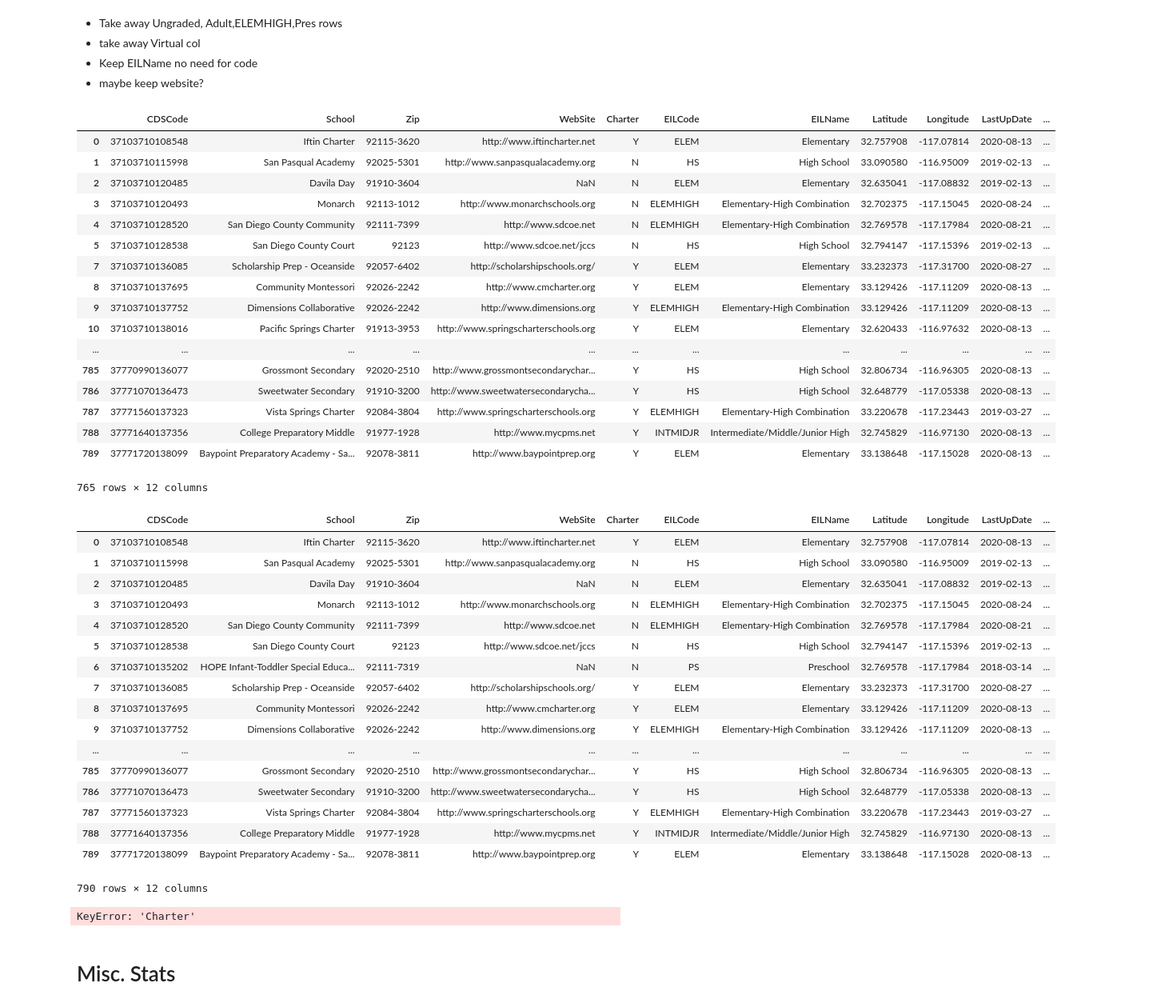
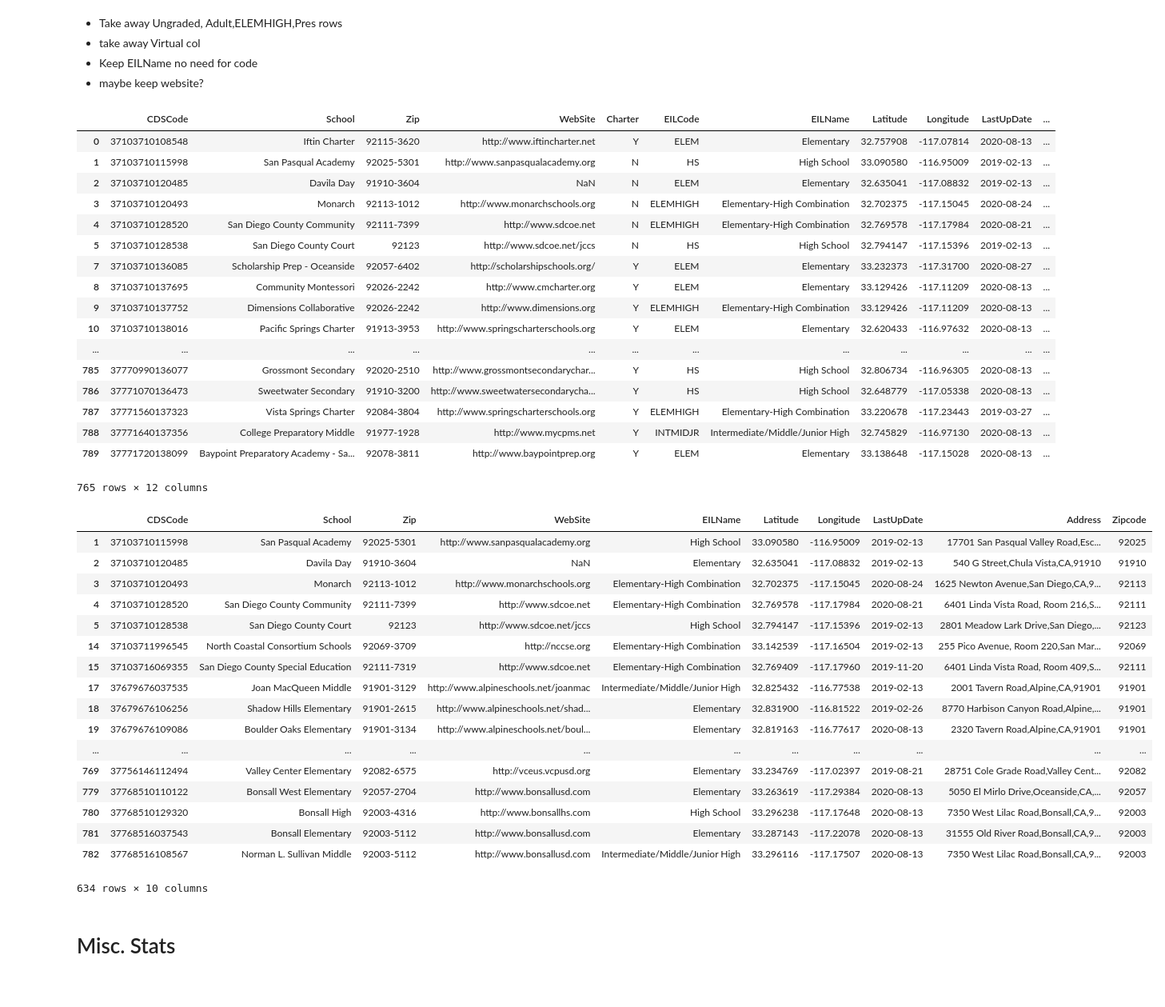
Before and after one commit to renaldyh27/COVID-Cool-for-School, a Jupyter notebook: schools 2020.ipynb, the cells around one changed output. Shown at 80% size. Cells and saved outputs as stored; diff of their text form; code cells hidden in the pictures.

```diff
--- a/schools 2020.ipynb
+++ b/schools 2020.ipynb
@@ -68,27 +69,8 @@ schools['Zipcode'] = schools['Zipcode'].astype(int)
 * maybe keep website?
 # %%
 type_of_schools = ['ELEM','HS','INTMIDJR','ELEMHIGH']
-schools[schools.EILCode.isin(type_of_schools)]
+schools = schools[schools.EILCode.isin(type_of_schools)]
 # schools[schools['EILCode'] in type_of_schools]
-# %% [output]
-|  | CDSCode | School | Zip | WebSite | Charter | EILCode | EILName | Latitude | Longitude | LastUpDate | ... |
-| 0 | 37103710108548 | Iftin Charter | 92115-3620 | http://www.iftincharter.net | Y | ELEM | Elementary | 32.757908 | -117.07814 | 2020-08-13 | ... |
-| 1 | 37103710115998 | San Pasqual Academy | 92025-5301 | http://www.sanpasqualacademy.org | N | HS | High School | 33.090580 | -116.95009 | 2019-02-13 | ... |
-| 2 | 37103710120485 | Davila Day | 91910-3604 | NaN | N | ELEM | Elementary | 32.635041 | -117.08832 | 2019-02-13 | ... |
-| 3 | 37103710120493 | Monarch | 92113-1012 | http://www.monarchschools.org | N | ELEMHIGH | Elementary-High Combination | 32.702375 | -117.15045 | 2020-08-24 | ... |
-| 4 | 37103710128520 | San Diego County Community | 92111-7399 | http://www.sdcoe.net | N | ELEMHIGH | Elementary-High Combination | 32.769578 | -117.17984 | 2020-08-21 | ... |
-| 5 | 37103710128538 | San Diego County Court | 92123 | http://www.sdcoe.net/jccs | N | HS | High School | 32.794147 | -117.15396 | 2019-02-13 | ... |
-| 7 | 37103710136085 | Scholarship Prep - Oceanside | 92057-6402 | http://scholarshipschools.org/ | Y | ELEM | Elementary | 33.232373 | -117.31700 | 2020-08-27 | ... |
-| 8 | 37103710137695 | Community Montessori | 92026-2242 | http://www.cmcharter.org | Y | ELEM | Elementary | 33.129426 | -117.11209 | 2020-08-13 | ... |
-| 9 | 37103710137752 | Dimensions Collaborative | 92026-2242 | http://www.dimensions.org | Y | ELEMHIGH | Elementary-High Combination | 33.129426 | -117.11209 | 2020-08-13 | ... |
-| 10 | 37103710138016 | Pacific Springs Charter | 91913-3953 | http://www.springscharterschools.org | Y | ELEM | Elementary | 32.620433 | -116.97632 | 2020-08-13 | ... |
-| ... | ... | ... | ... | ... | ... | ... | ... | ... | ... | ... | ... |
-| 785 | 37770990136077 | Grossmont Secondary | 92020-2510 | http://www.grossmontsecondarychar... | Y | HS | High School | 32.806734 | -116.96305 | 2020-08-13 | ... |
-| 786 | 37771070136473 | Sweetwater Secondary | 91910-3200 | http://www.sweetwatersecondarycha... | Y | HS | High School | 32.648779 | -117.05338 | 2020-08-13 | ... |
-| 787 | 37771560137323 | Vista Springs Charter | 92084-3804 | http://www.springscharterschools.org | Y | ELEMHIGH | Elementary-High Combination | 33.220678 | -117.23443 | 2019-03-27 | ... |
-| 788 | 37771640137356 | College Preparatory Middle | 91977-1928 | http://www.mycpms.net | Y | INTMIDJR | Intermediate/Middle/Junior High | 32.745829 | -116.97130 | 2020-08-13 | ... |
-| 789 | 37771720138099 | Baypoint Preparatory Academy - Sa... | 92078-3811 | http://www.baypointprep.org | Y | ELEM | Elementary | 33.138648 | -117.15028 | 2020-08-13 | ... |
-765 rows × 12 columns
 # %%
 schools
 # %% [output]
@@ -99,23 +81,40 @@ schools
 | 3 | 37103710120493 | Monarch | 92113-1012 | http://www.monarchschools.org | N | ELEMHIGH | Elementary-High Combination | 32.702375 | -117.15045 | 2020-08-24 | ... |
 | 4 | 37103710128520 | San Diego County Community | 92111-7399 | http://www.sdcoe.net | N | ELEMHIGH | Elementary-High Combination | 32.769578 | -117.17984 | 2020-08-21 | ... |
 | 5 | 37103710128538 | San Diego County Court | 92123 | http://www.sdcoe.net/jccs | N | HS | High School | 32.794147 | -117.15396 | 2019-02-13 | ... |
-| 6 | 37103710135202 | HOPE Infant-Toddler Special Educa... | 92111-7319 | NaN | N | PS | Preschool | 32.769578 | -117.17984 | 2018-03-14 | ... |
 | 7 | 37103710136085 | Scholarship Prep - Oceanside | 92057-6402 | http://scholarshipschools.org/ | Y | ELEM | Elementary | 33.232373 | -117.31700 | 2020-08-27 | ... |
 | 8 | 37103710137695 | Community Montessori | 92026-2242 | http://www.cmcharter.org | Y | ELEM | Elementary | 33.129426 | -117.11209 | 2020-08-13 | ... |
 | 9 | 37103710137752 | Dimensions Collaborative | 92026-2242 | http://www.dimensions.org | Y | ELEMHIGH | Elementary-High Combination | 33.129426 | -117.11209 | 2020-08-13 | ... |
+| 10 | 37103710138016 | Pacific Springs Charter | 91913-3953 | http://www.springscharterschools.org | Y | ELEM | Elementary | 32.620433 | -116.97632 | 2020-08-13 | ... |
 | ... | ... | ... | ... | ... | ... | ... | ... | ... | ... | ... | ... |
 | 785 | 37770990136077 | Grossmont Secondary | 92020-2510 | http://www.grossmontsecondarychar... | Y | HS | High School | 32.806734 | -116.96305 | 2020-08-13 | ... |
 | 786 | 37771070136473 | Sweetwater Secondary | 91910-3200 | http://www.sweetwatersecondarycha... | Y | HS | High School | 32.648779 | -117.05338 | 2020-08-13 | ... |
 | 787 | 37771560137323 | Vista Springs Charter | 92084-3804 | http://www.springscharterschools.org | Y | ELEMHIGH | Elementary-High Combination | 33.220678 | -117.23443 | 2019-03-27 | ... |
 | 788 | 37771640137356 | College Preparatory Middle | 91977-1928 | http://www.mycpms.net | Y | INTMIDJR | Intermediate/Middle/Junior High | 32.745829 | -116.97130 | 2020-08-13 | ... |
 | 789 | 37771720138099 | Baypoint Preparatory Academy - Sa... | 92078-3811 | http://www.baypointprep.org | Y | ELEM | Elementary | 33.138648 | -117.15028 | 2020-08-13 | ... |
-790 rows × 12 columns
+765 rows × 12 columns
 # %%
-schools = schools[schools['Charter'] == 'N']
-# schools = schools.drop(['EILCode','Charter'],axis = 1)
+schools = schools.loc[schools['Charter'] == 'N']
+schools = schools.drop(['EILCode','Charter'],axis = 1)
 schools
 # %% [output]
+|  | CDSCode | School | Zip | WebSite | EILName | Latitude | Longitude | LastUpDate | Address | Zipcode |
+| 1 | 37103710115998 | San Pasqual Academy | 92025-5301 | http://www.sanpasqualacademy.org | High School | 33.090580 | -116.95009 | 2019-02-13 | 17701 San Pasqual Valley Road,Esc... | 92025 |
+| 2 | 37103710120485 | Davila Day | 91910-3604 | NaN | Elementary | 32.635041 | -117.08832 | 2019-02-13 | 540 G Street,Chula Vista,CA,91910 | 91910 |
+| 3 | 37103710120493 | Monarch | 92113-1012 | http://www.monarchschools.org | Elementary-High Combination | 32.702375 | -117.15045 | 2020-08-24 | 1625 Newton Avenue,San Diego,CA,9... | 92113 |
+| 4 | 37103710128520 | San Diego County Community | 92111-7399 | http://www.sdcoe.net | Elementary-High Combination | 32.769578 | -117.17984 | 2020-08-21 | 6401 Linda Vista Road, Room 216,S... | 92111 |
+| 5 | 37103710128538 | San Diego County Court | 92123 | http://www.sdcoe.net/jccs | High School | 32.794147 | -117.15396 | 2019-02-13 | 2801 Meadow Lark Drive,San Diego,... | 92123 |
+| 14 | 37103711996545 | North Coastal Consortium Schools | 92069-3709 | http://nccse.org | Elementary-High Combination | 33.142539 | -117.16504 | 2019-02-13 | 255 Pico Avenue, Room 220,San Mar... | 92069 |
+| 15 | 37103716069355 | San Diego County Special Education | 92111-7319 | http://www.sdcoe.net | Elementary-High Combination | 32.769409 | -117.17960 | 2019-11-20 | 6401 Linda Vista Road, Room 409,S... | 92111 |
+| 17 | 37679676037535 | Joan MacQueen Middle | 91901-3129 | http://www.alpineschools.net/joanmac | Intermediate/Middle/Junior High | 32.825432 | -116.77538 | 2019-02-13 | 2001 Tavern Road,Alpine,CA,91901 | 91901 |
+| 18 | 37679676106256 | Shadow Hills Elementary | 91901-2615 | http://www.alpineschools.net/shad... | Elementary | 32.831900 | -116.81522 | 2019-02-26 | 8770 Harbison Canyon Road,Alpine,... | 91901 |
+| 19 | 37679676109086 | Boulder Oaks Elementary | 91901-3134 | http://www.alpineschools.net/boul... | Elementary | 32.819163 | -116.77617 | 2020-08-13 | 2320 Tavern Road,Alpine,CA,91901 | 91901 |
+| ... | ... | ... | ... | ... | ... | ... | ... | ... | ... | ... |
+| 769 | 37756146112494 | Valley Center Elementary | 92082-6575 | http://vceus.vcpusd.org | Elementary | 33.234769 | -117.02397 | 2019-08-21 | 28751 Cole Grade Road,Valley Cent... | 92082 |
+| 779 | 37768510110122 | Bonsall West Elementary | 92057-2704 | http://www.bonsallusd.com | Elementary | 33.263619 | -117.29384 | 2020-08-13 | 5050 El Mirlo Drive,Oceanside,CA,... | 92057 |
+| 780 | 37768510129320 | Bonsall High | 92003-4316 | http://www.bonsallhs.com | High School | 33.296238 | -117.17648 | 2020-08-13 | 7350 West Lilac Road,Bonsall,CA,9... | 92003 |
+| 781 | 37768516037543 | Bonsall Elementary | 92003-5112 | http://www.bonsallusd.com | Elementary | 33.287143 | -117.22078 | 2020-08-13 | 31555 Old River Road,Bonsall,CA,9... | 92003 |
+| 782 | 37768516108567 | Norman L. Sullivan Middle | 92003-5112 | http://www.bonsallusd.com | Intermediate/Middle/Junior High | 33.296116 | -117.17507 | 2020-08-13 | 7350 West Lilac Road,Bonsall,CA,9... | 92003 |
-KeyError: 'Charter'
+634 rows × 10 columns
 # %%
 schools.to_csv(r'C:/Users/Andrew Chin/border_chlng/final_schools_table.csv')
 # %% [markdown]
```
Also changed, not shown: parts of 4 cells of this notebook.
